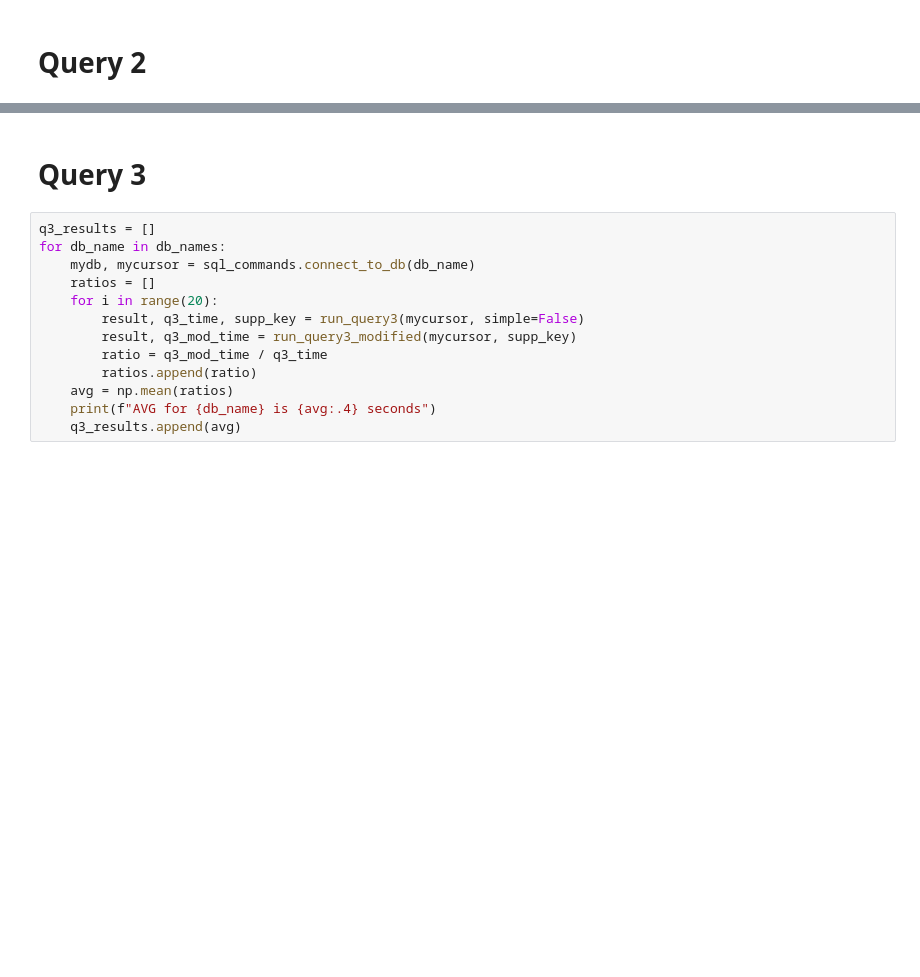
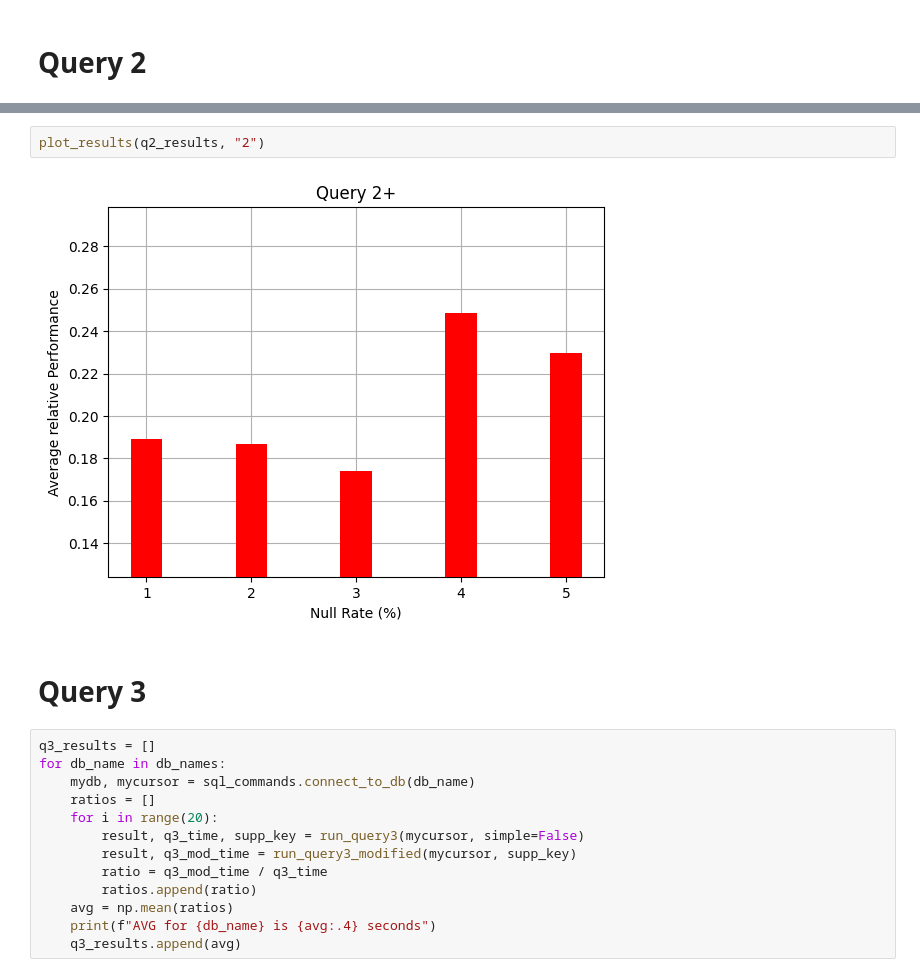
Before and after one commit to AdithyaViswanathan1/CS6360-Paper-Implementation, a Jupyter notebook: performance_results.ipynb, the cells around one changed output, grey strips where cells are left out. Drawn from its saved outputs; the diff is of its cells as text; blank space fills up the shorter version.

```diff
--- a/performance_results.ipynb
+++ b/performance_results.ipynb
@@ -51,3 +105,7 @@ def plot_results(results, query_num):
+# %%
+plot_results(q2_results, "2")
+# %% [output]
+[figure, added]
 # %% [markdown]
 # Query 3
 # %%
```
Also changed, not shown: parts of 9 cells of this notebook, 11 other files.
